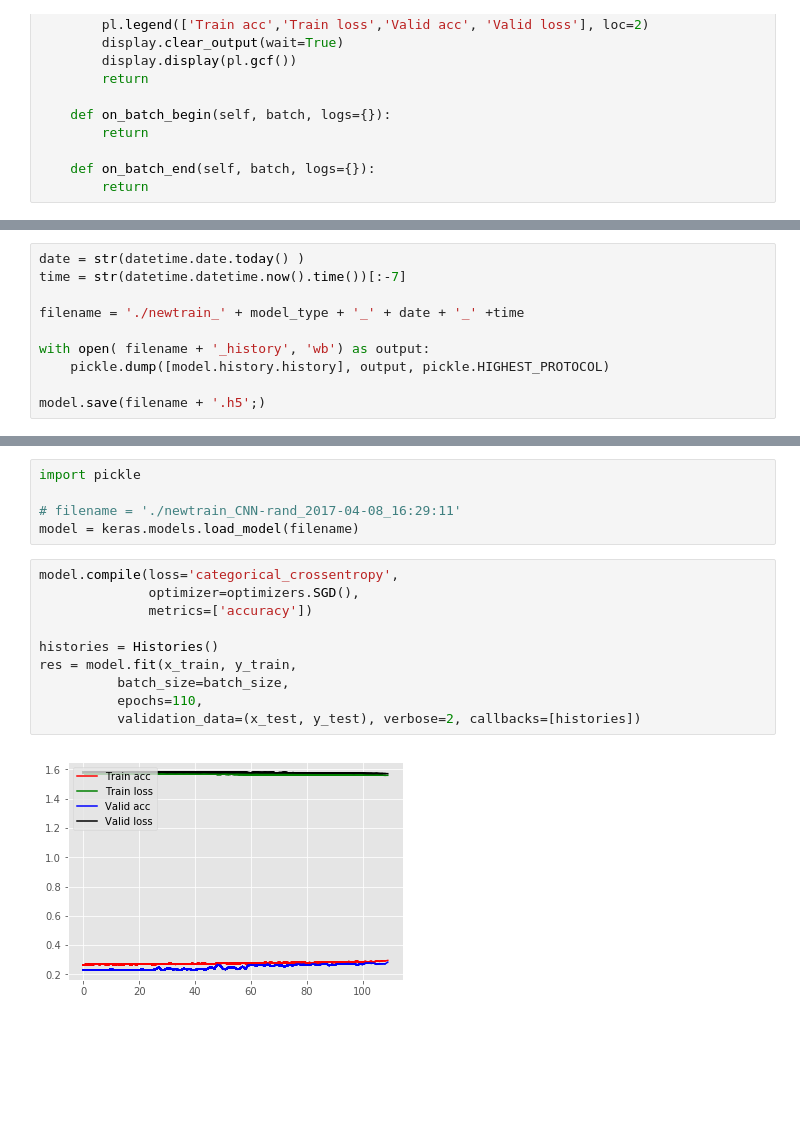
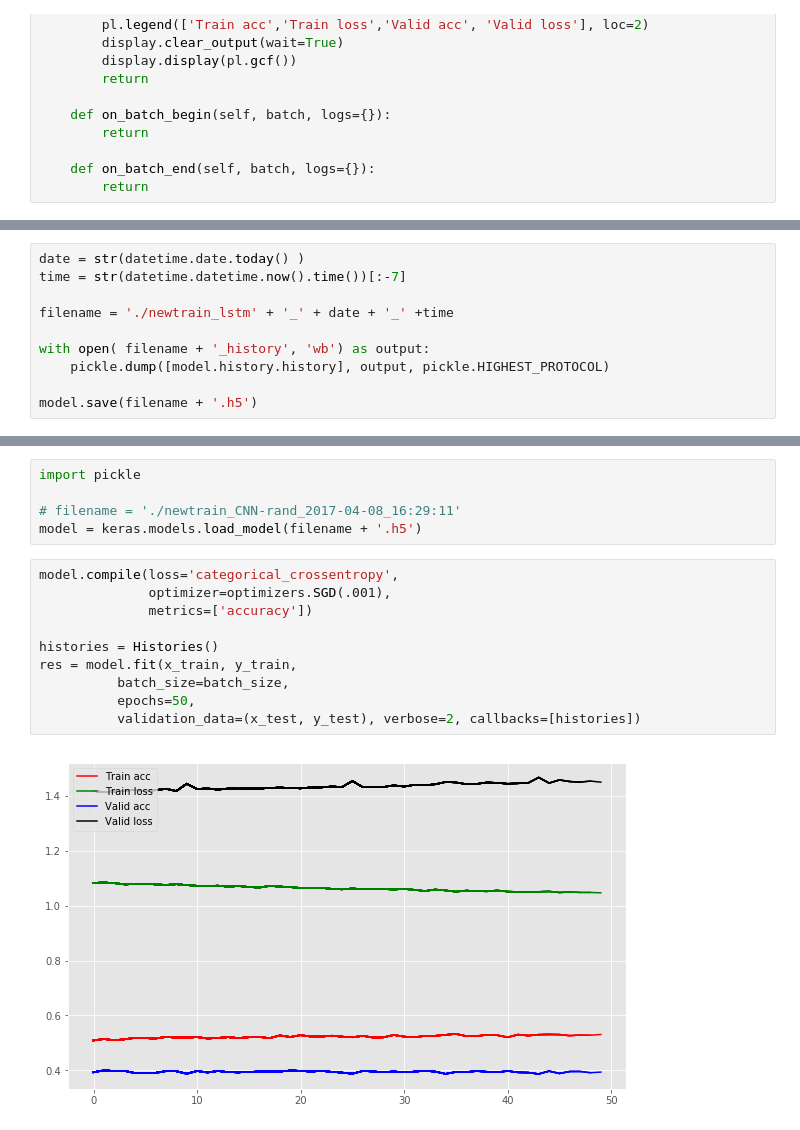
Before and after one commit to svjan5/CNN-for-text-classification, a Jupyter notebook: LSTM/LSTM_Main.ipynb, the cells around one changed output, grey strips where cells are left out. Drawn from its saved outputs; the diff is of its cells as text; blank space fills up the shorter version.

Commit message:
Updated lstm

```diff
--- a/LSTM/LSTM_Main.ipynb
+++ b/LSTM/LSTM_Main.ipynb
@@ -197,12 +194,12 @@ print("Test Accuracy: %.2f%%" % (scores[1]*100))
 date = str(datetime.date.today() )
 time = str(datetime.datetime.now().time())[:-7]
 
-filename = './newtrain_' + model_type + '_' + date + '_' +time
+filename = './newtrain_lstm' + '_' + date + '_' +time
 
 with open( filename + '_history', 'wb') as output:
     pickle.dump([model.history.history], output, pickle.HIGHEST_PROTOCOL)
 
-model.save(filename + '.h5';)
+model.save(filename + '.h5')
 # %%
 import matplotlib.pyplot as plt
 plt.style.use('ggplot')
@@ -223,16 +222,16 @@ plt.show()
 import pickle
 
 # filename = './newtrain_CNN-rand_2017-04-08_16:29:11'
-model = keras.models.load_model(filename)
+model = keras.models.load_model(filename + '.h5')
 # %%
 model.compile(loss='categorical_crossentropy',
-              optimizer=optimizers.SGD(),
+              optimizer=optimizers.SGD(.001),
               metrics=['accuracy'])
 
 histories = Histories()
 res = model.fit(x_train, y_train,
           batch_size=batch_size,
-          epochs=110,
+          epochs=50,
           validation_data=(x_test, y_test), verbose=2, callbacks=[histories])
 # %% [output]
-[figure, old version]
+[figure, new version]
```
Also changed, not shown: parts of 11 cells of this notebook.
